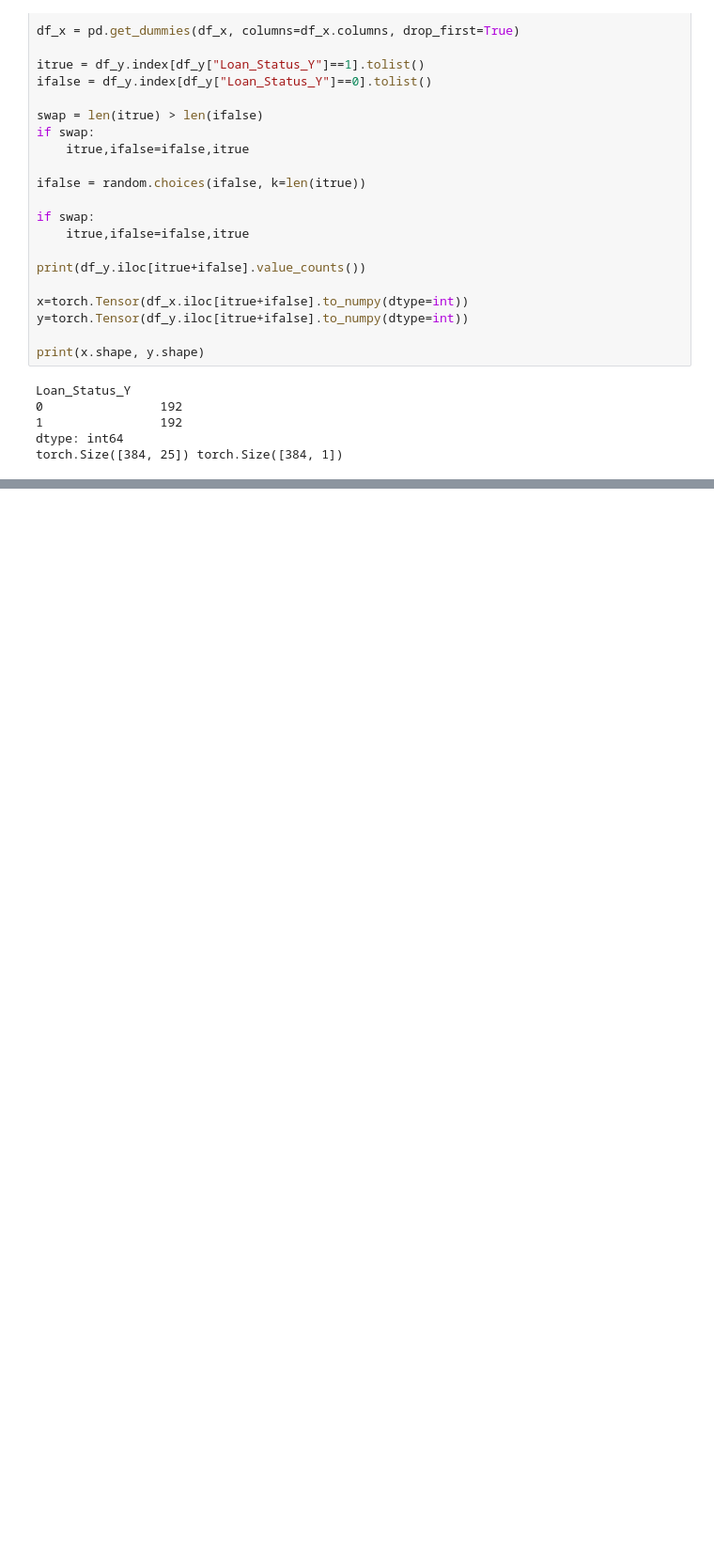
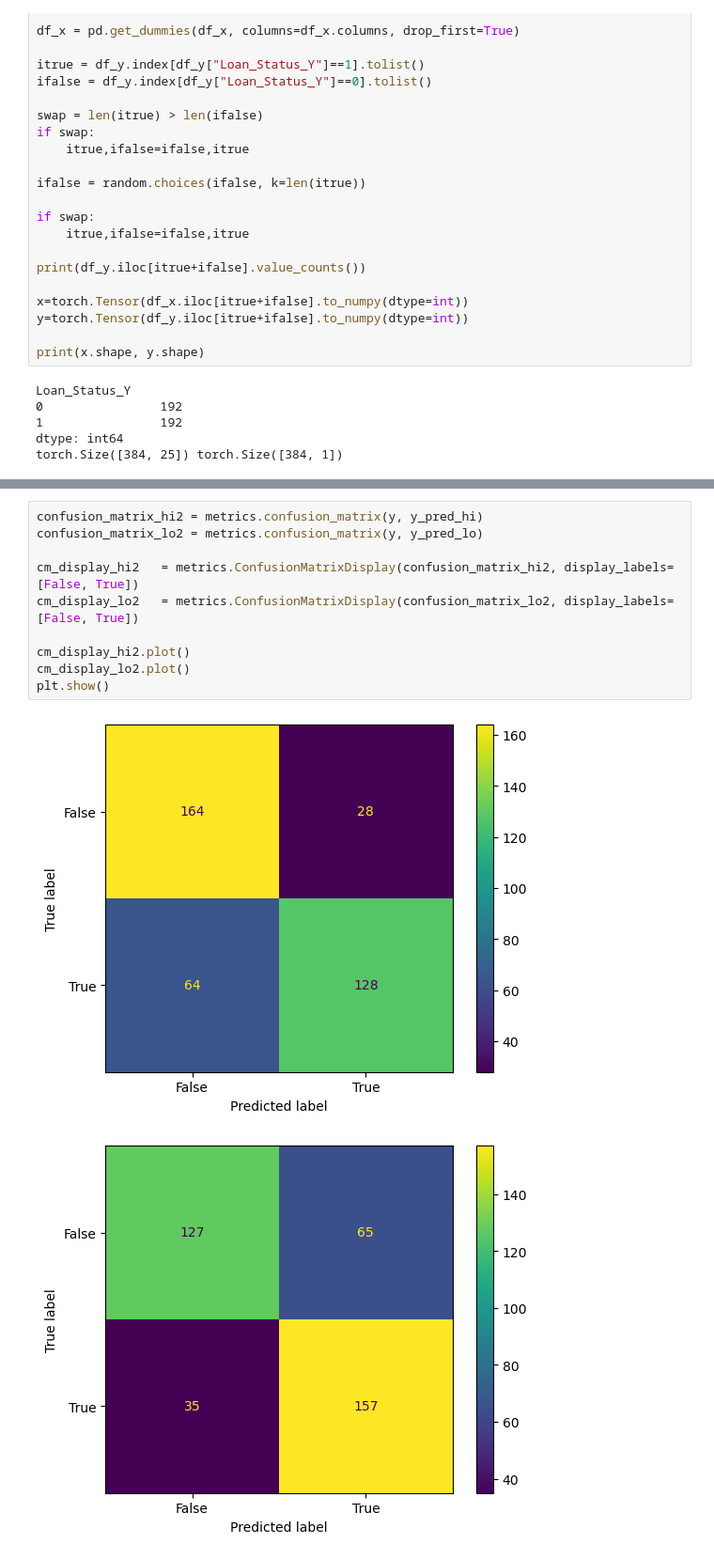
Before and after one commit to mbrassart001/bounding_ML_decision, a Jupyter notebook: datasets/loan/approx.ipynb, the cells around one changed output, grey strips where cells are left out. Shown: that part at 94% size. Cells and saved outputs as stored; diff of their text form; blank space fills up the shorter version.

```diff
--- a/datasets/loan/approx.ipynb
+++ b/datasets/loan/approx.ipynb
@@ -491,0 +422,13 @@ idées functions :
+# %%
+confusion_matrix_hi2 = metrics.confusion_matrix(y, y_pred_hi)
+confusion_matrix_lo2 = metrics.confusion_matrix(y, y_pred_lo)
+
+cm_display_hi2   = metrics.ConfusionMatrixDisplay(confusion_matrix_hi2, display_labels=[False, True])
+cm_display_lo2   = metrics.ConfusionMatrixDisplay(confusion_matrix_lo2, display_labels=[False, True])
+
+cm_display_hi2.plot()
+cm_display_lo2.plot()
+plt.show()
+# %% [output]
+[figure, added]
+[figure, added]
```
Also changed, not shown: parts of 33 cells of this notebook.
